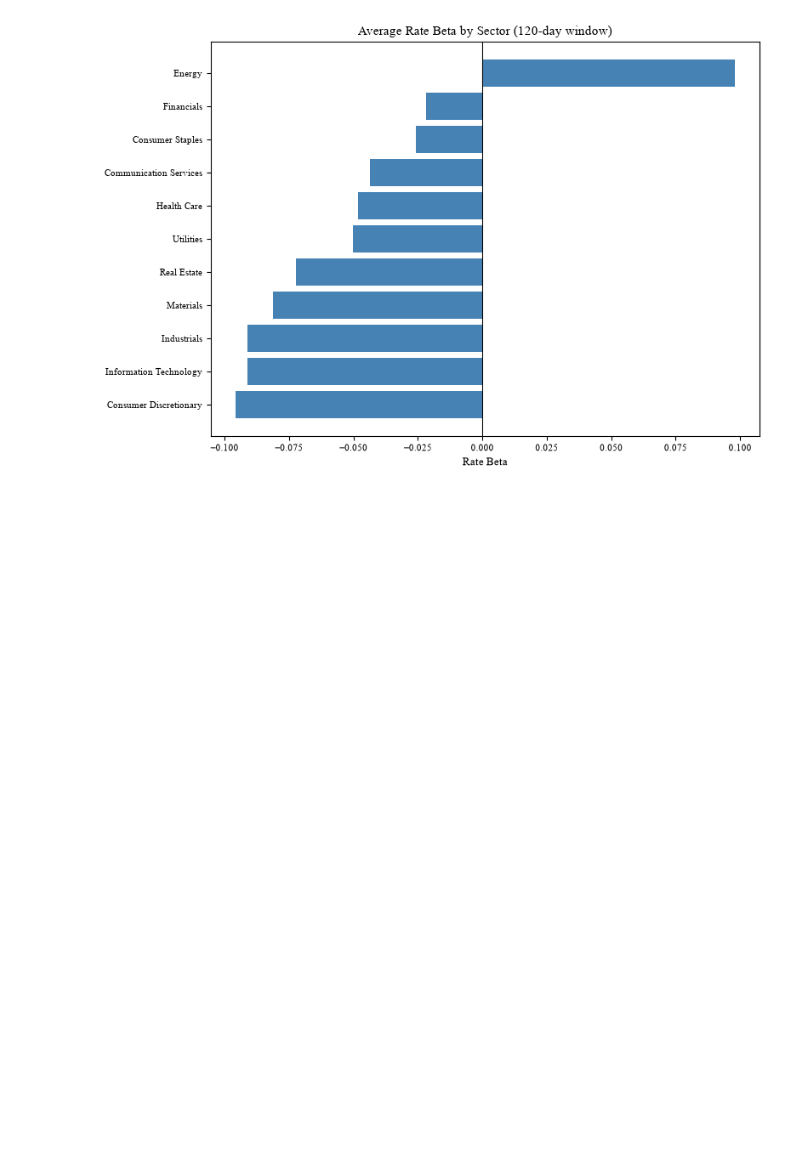
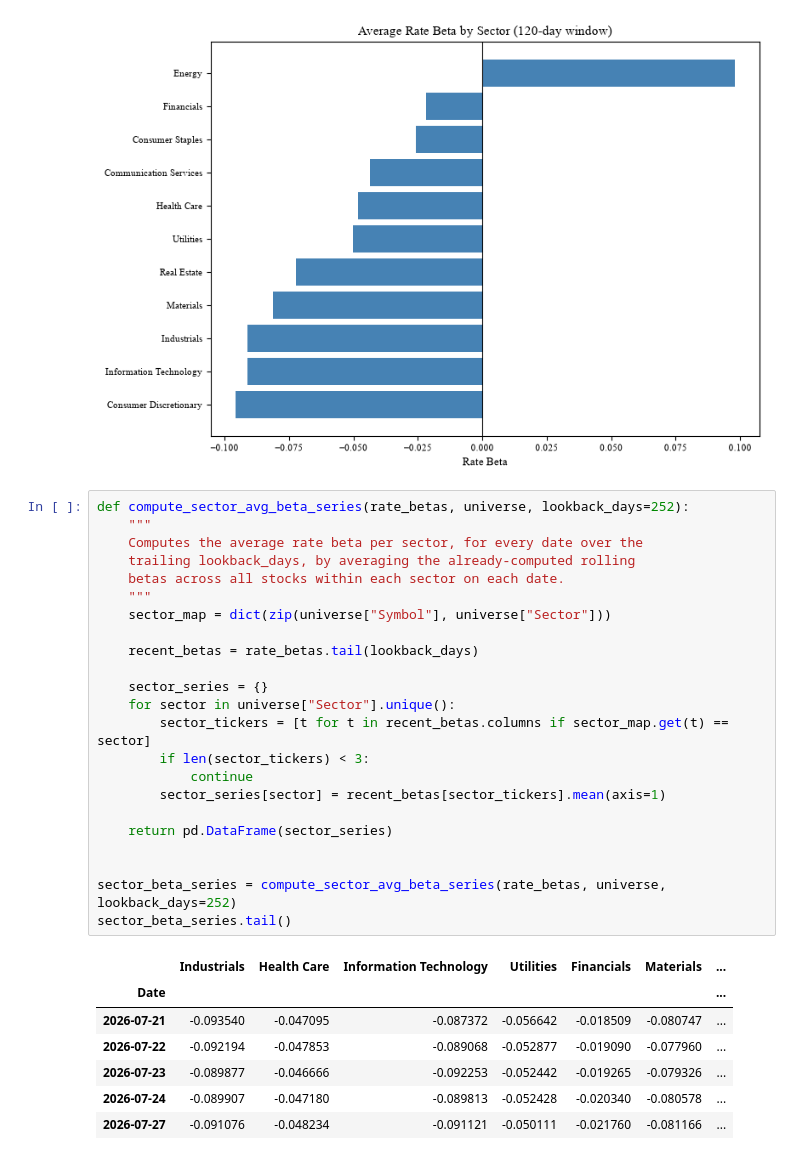
Before and after one commit to pgrajzl/alpha-signal-research, a Jupyter notebook: notebooks/alpha_research.ipynb, the cells around one changed output. Drawn from its saved outputs; the diff is of its cells as text; blank space fills up the shorter version.

```diff
--- a/notebooks/alpha_research.ipynb
+++ b/notebooks/alpha_research.ipynb
@@ -1136,3 +1136,34 @@ plt.tight_layout()
 plt.show()
 # %% [output]
 [figure]
+# %%
+def compute_sector_avg_beta_series(rate_betas, universe, lookback_days=252):
+    """
+    Computes the average rate beta per sector, for every date over the
+    trailing lookback_days, by averaging the already-computed rolling
+    betas across all stocks within each sector on each date.
+    """
+    sector_map = dict(zip(universe["Symbol"], universe["Sector"]))
+
+    recent_betas = rate_betas.tail(lookback_days)
+
+    sector_series = {}
+    for sector in universe["Sector"].unique():
+        sector_tickers = [t for t in recent_betas.columns if sector_map.get(t) == sector]
+        if len(sector_tickers) < 3:
+            continue
+        sector_series[sector] = recent_betas[sector_tickers].mean(axis=1)
+
+    return pd.DataFrame(sector_series)
+
+
+sector_beta_series = compute_sector_avg_beta_series(rate_betas, universe, lookback_days=252)
+sector_beta_series.tail()
+# %% [output]
+|  | Industrials | Health Care | Information Technology | Utilities | Financials | Materials | ... |
+| Date |  |  |  |  |  |  | ... |
+| 2026-07-21 | -0.093540 | -0.047095 | -0.087372 | -0.056642 | -0.018509 | -0.080747 | ... |
+| 2026-07-22 | -0.092194 | -0.047853 | -0.089068 | -0.052877 | -0.019090 | -0.077960 | ... |
+| 2026-07-23 | -0.089877 | -0.046666 | -0.092253 | -0.052442 | -0.019265 | -0.079326 | ... |
+| 2026-07-24 | -0.089907 | -0.047180 | -0.089813 | -0.052428 | -0.020340 | -0.080578 | ... |
+| 2026-07-27 | -0.091076 | -0.048234 | -0.091121 | -0.050111 | -0.021760 | -0.081166 | ... |
```
Also changed, not shown: parts of 2 cells of this notebook, 4 other files.
